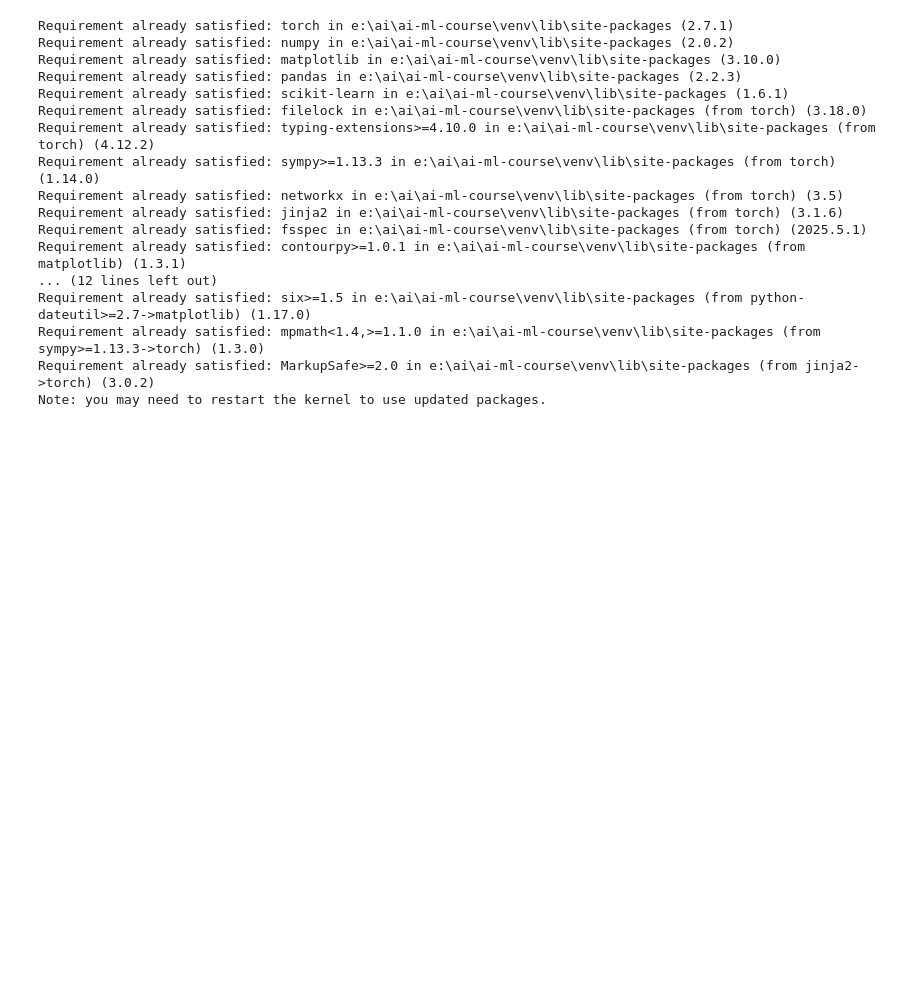
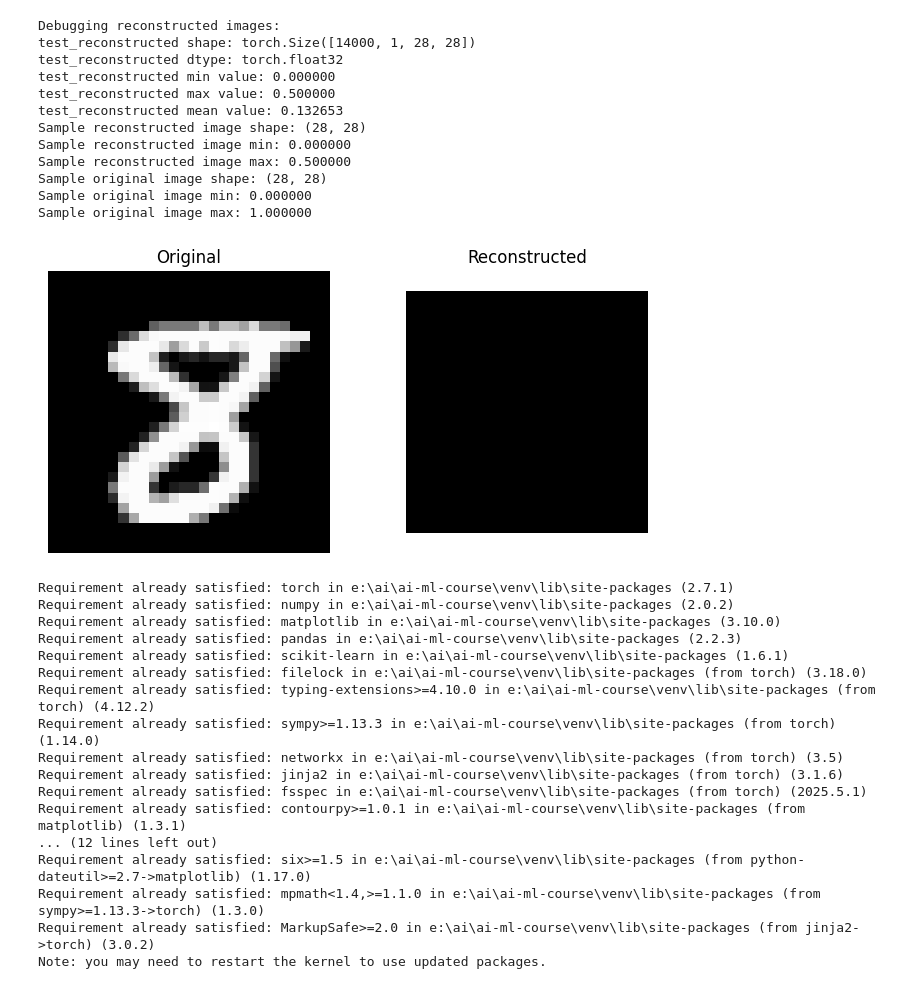
Before and after one commit to mrashutoshnigam/ai-ml-course, a Jupyter notebook: DeepLearning_GeeksForGeeks/Programming_Assignment/report.ipynb, the cells around one changed output. Saved outputs shown, nothing was run; the diff lists cells and outputs as text; code cells hidden in the pictures; blank space fills up the shorter version.

```diff
--- a/DeepLearning_GeeksForGeeks/Programming_Assignment/report.ipynb
+++ b/DeepLearning_GeeksForGeeks/Programming_Assignment/report.ipynb
@@ -1,3 +1,49 @@
+# %%
+# Debug: Check the reconstructed images
+print("Debugging reconstructed images:")
+print(f"test_reconstructed shape: {test_reconstructed.shape}")
+print(f"test_reconstructed dtype: {test_reconstructed.dtype}")
+print(f"test_reconstructed min value: {test_reconstructed.min():.6f}")
+print(f"test_reconstructed max value: {test_reconstructed.max():.6f}")
+print(f"test_reconstructed mean value: {test_reconstructed.mean():.6f}")
+
+# Check a single reconstructed image
+sample_reconstructed = test_reconstructed[0].squeeze().cpu().numpy()
+print(f"Sample reconstructed image shape: {sample_reconstructed.shape}")
+print(f"Sample reconstructed image min: {sample_reconstructed.min():.6f}")
+print(f"Sample reconstructed image max: {sample_reconstructed.max():.6f}")
+
+# Also check original image for comparison
+sample_original = X_test_img[0].squeeze().cpu().numpy()
+print(f"Sample original image shape: {sample_original.shape}")
+print(f"Sample original image min: {sample_original.min():.6f}")
+print(f"Sample original image max: {sample_original.max():.6f}")
+
+# Try plotting just one image to see what's happening
+import matplotlib.pyplot as plt
+fig, axes = plt.subplots(1, 2, figsize=(8, 4))
+axes[0].imshow(sample_original, cmap='gray')
+axes[0].set_title('Original')
+axes[0].axis('off')
+
+axes[1].imshow(sample_reconstructed, cmap='gray')
+axes[1].set_title('Reconstructed')
+axes[1].axis('off')
+plt.show()
+# %% [output]
+Debugging reconstructed images:
+test_reconstructed shape: torch.Size([14000, 1, 28, 28])
+test_reconstructed dtype: torch.float32
+test_reconstructed min value: 0.000000
+test_reconstructed max value: 0.500000
+test_reconstructed mean value: 0.132653
+Sample reconstructed image shape: (28, 28)
+Sample reconstructed image min: 0.000000
+Sample reconstructed image max: 0.500000
+Sample original image shape: (28, 28)
+Sample original image min: 0.000000
+Sample original image max: 1.000000
+[figure, added]
 # %%
 %pip install torch numpy matplotlib pandas scikit-learn
 # %% [output]
```
Also changed, not shown: parts of 10 cells of this notebook, 1 other file.
